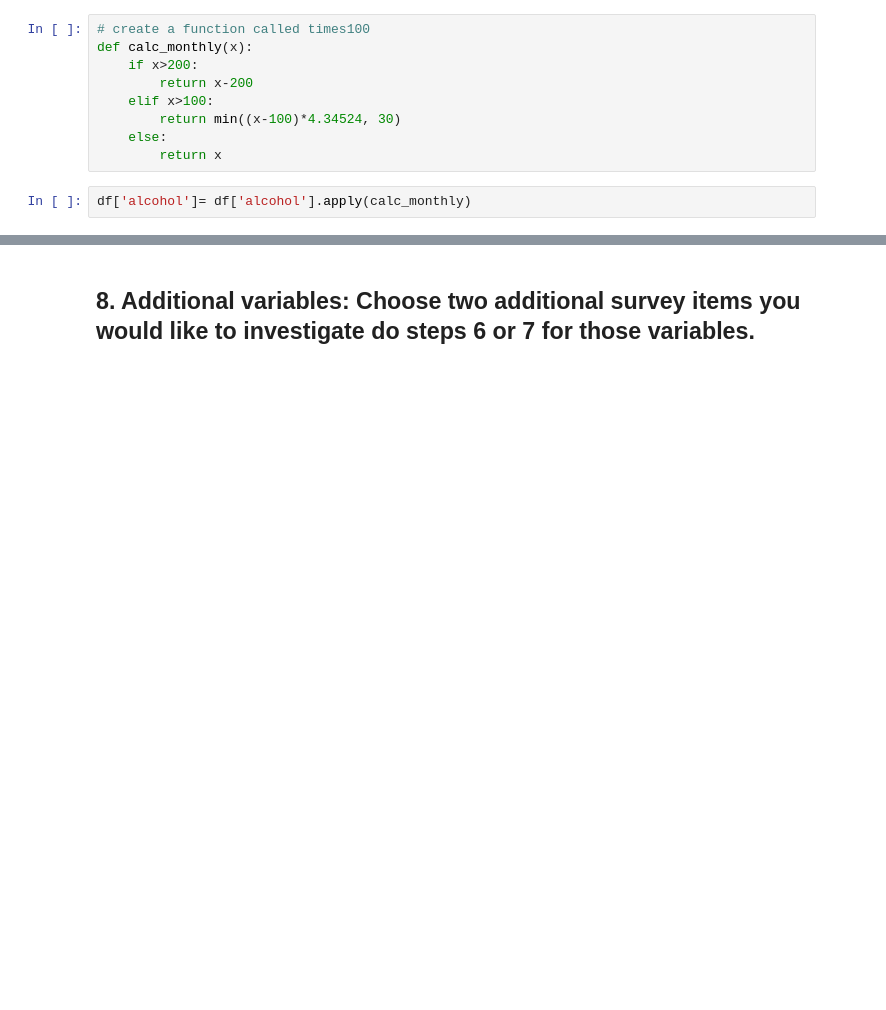
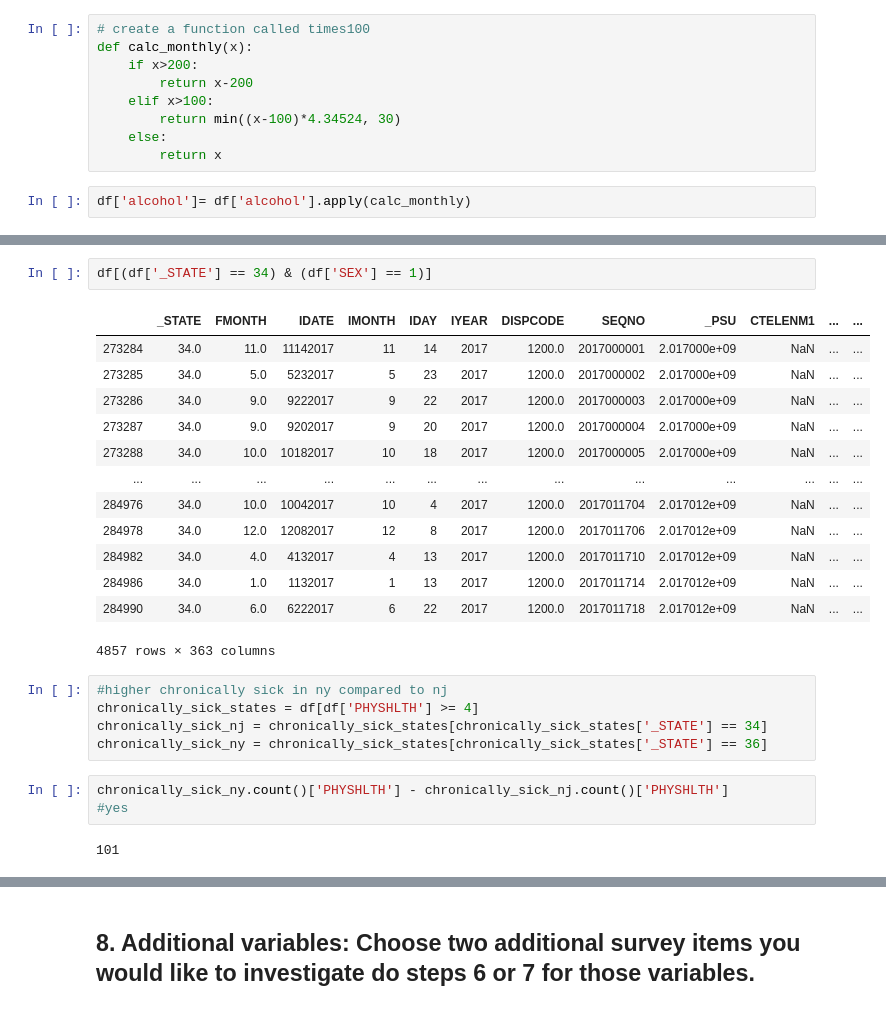
Before and after one commit to trevohearn/nyc-mhtn-ds-010620-lectures, a Jupyter notebook: week_5/case_stud_stats/Statistical_Tests_Applied.ipynb, the cells around one changed output, grey strips where cells are left out. Drawn from its saved outputs; the diff is of its cells as text; blank space fills up the shorter version.

```diff
--- a/week_5/case_stud_stats/Statistical_Tests_Applied.ipynb
+++ b/week_5/case_stud_stats/Statistical_Tests_Applied.ipynb
@@ -545,0 +634,26 @@ plt.show()
+# %%
+df[(df['_STATE'] == 34) & (df['SEX'] == 1)]
+# %% [output]
+|  | _STATE | FMONTH | IDATE | IMONTH | IDAY | IYEAR | DISPCODE | SEQNO | _PSU | CTELENM1 | ... | ... |
+| 273284 | 34.0 | 11.0 | 11142017 | 11 | 14 | 2017 | 1200.0 | 2017000001 | 2.017000e+09 | NaN | ... | ... |
+| 273285 | 34.0 | 5.0 | 5232017 | 5 | 23 | 2017 | 1200.0 | 2017000002 | 2.017000e+09 | NaN | ... | ... |
+| 273286 | 34.0 | 9.0 | 9222017 | 9 | 22 | 2017 | 1200.0 | 2017000003 | 2.017000e+09 | NaN | ... | ... |
+| 273287 | 34.0 | 9.0 | 9202017 | 9 | 20 | 2017 | 1200.0 | 2017000004 | 2.017000e+09 | NaN | ... | ... |
+| 273288 | 34.0 | 10.0 | 10182017 | 10 | 18 | 2017 | 1200.0 | 2017000005 | 2.017000e+09 | NaN | ... | ... |
+| ... | ... | ... | ... | ... | ... | ... | ... | ... | ... | ... | ... | ... |
+| 284976 | 34.0 | 10.0 | 10042017 | 10 | 4 | 2017 | 1200.0 | 2017011704 | 2.017012e+09 | NaN | ... | ... |
+| 284978 | 34.0 | 12.0 | 12082017 | 12 | 8 | 2017 | 1200.0 | 2017011706 | 2.017012e+09 | NaN | ... | ... |
+| 284982 | 34.0 | 4.0 | 4132017 | 4 | 13 | 2017 | 1200.0 | 2017011710 | 2.017012e+09 | NaN | ... | ... |
+| 284986 | 34.0 | 1.0 | 1132017 | 1 | 13 | 2017 | 1200.0 | 2017011714 | 2.017012e+09 | NaN | ... | ... |
+| 284990 | 34.0 | 6.0 | 6222017 | 6 | 22 | 2017 | 1200.0 | 2017011718 | 2.017012e+09 | NaN | ... | ... |
+4857 rows × 363 columns
+# %%
+#higher chronically sick in ny compared to nj
+chronically_sick_states = df[df['PHYSHLTH'] >= 4]
+chronically_sick_nj = chronically_sick_states[chronically_sick_states['_STATE'] == 34]
+chronically_sick_ny = chronically_sick_states[chronically_sick_states['_STATE'] == 36]
+# %%
+chronically_sick_ny.count()['PHYSHLTH'] - chronically_sick_nj.count()['PHYSHLTH']
+#yes
+# %% [output]
+101
```
Also changed, not shown: parts of 43 cells of this notebook, 1 other file.
